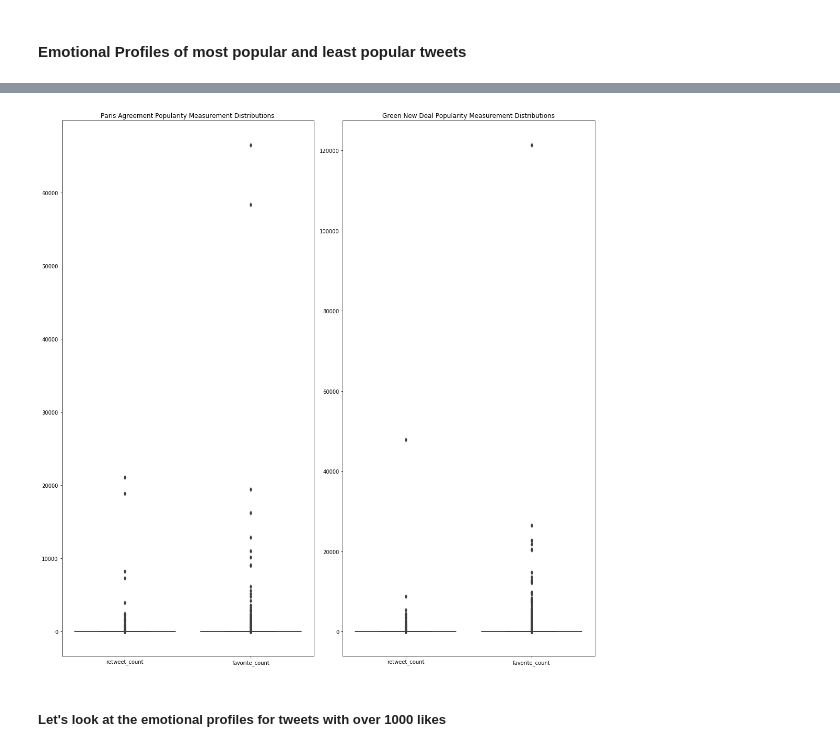
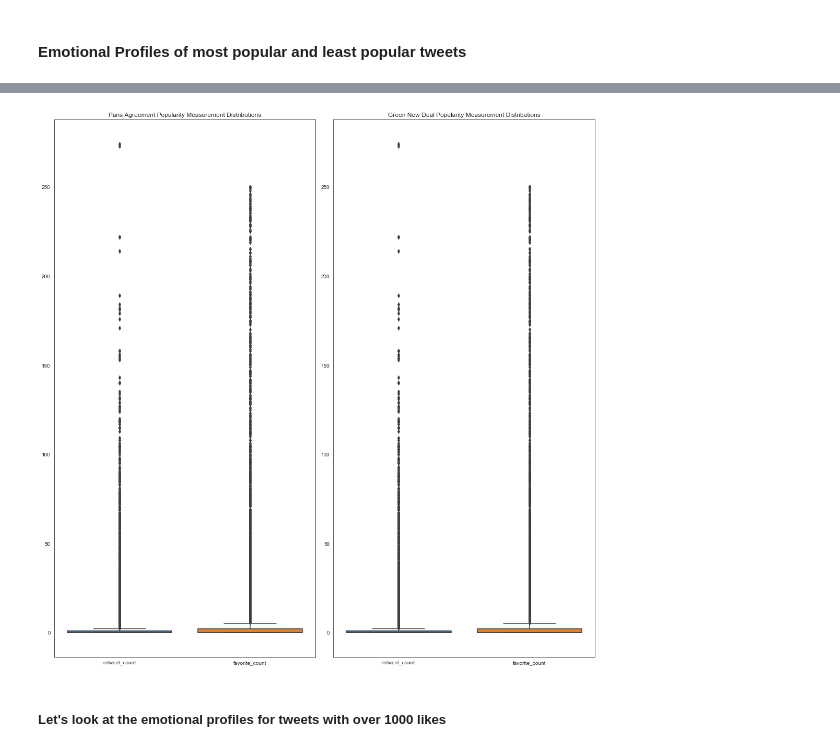
Before and after one commit to tabithaks/Public-Opinion-on-Climate-Change-Initiatives, a Jupyter notebook: Sentiment Analysis/Paris_v_GND.ipynb, the cells around one changed output, grey strips where cells are left out. Saved outputs shown, nothing was run; the diff lists cells and outputs as text; code cells hidden in the pictures.

```diff
--- a/Sentiment Analysis/Paris_v_GND.ipynb
+++ b/Sentiment Analysis/Paris_v_GND.ipynb
@@ -22,4 +23,7 @@ plt.show()
 # %%
+sns.set_style("white")
+sns.color_palette("husl", 9)
+
 fig,ax = plt.subplots(figsize = (15,10))
 paris_emotions = paris[emotions].mean(axis = 0, skipna = True).rename_axis("emotions").reset_index(name="avg_emotion").sort_values(by = "avg_emotion")[::-1]
 gnd_emotions = gnd[emotions].mean(axis = 0, skipna = True).rename_axis("emotions").reset_index(name="avg_emotion").sort_values(by = "avg_emotion")[::-1]
@@ -27,8 +31,12 @@ paris_emotions["Policy"] = "Paris Agreement"
 gnd_emotions["Policy"] = "Green New Deal"
 df_all = pd.concat([paris_emotions, gnd_emotions], axis = 0)
 sns.barplot(x="emotions", y="avg_emotion", hue = "Policy",data=df_all, ax = ax)
-ax.set_ylabel("Average Emotion Intensity")
-ax.set_title("Sentiment Analysis for Paris Agreement and Green New Deal")
+ax.set_ylabel("Average Emotion Intensity", fontsize = 22)
+ax.set_xlabel("Emotions", fontsize = 22)
+ax.set_title("Sentiment Analysis for Paris Agreement and Green New Deal", fontsize = 24)
+plt.legend(fontsize=22)
+ax.tick_params(axis='both', which='major', labelsize=20)
+ax.tick_params(axis='both', which='minor', labelsize=20)
 plt.tight_layout()
 plt.show()
 # %% [output]
@@ -119,3 +127,6 @@ plt.show()
 However, there does seem to be a significant difference in popularity, with a fairly large difference in magnitude. Some of this may have to do with a users of people with very few followers/low engagement tweeting more often. We did not extract the information necessary to confirm this, however, it's definitely something to keep in mind.
 # %% [markdown]
 #### Emotional Profiles of most popular and least popular tweets
+# %%
+paris_short = paris[paris["favorite_count"] <= 250]
+paris_short = gnd[gnd["favorite_count"] <= 250]
@@ -122,12 +145,12 @@ However, there does seem to be a significant difference in popularity, with a fa
 # %%
 fig,ax = plt.subplots(1,2, figsize = (15,15))
-sns.boxplot(data = paris[["retweet_count", "favorite_count"]], ax = ax[0])
+sns.boxplot(data = paris_short[["retweet_count", "favorite_count"]], ax = ax[0])
 ax[0].set_title("Paris Agreement Popularity Measurement Distributions")
-sns.boxplot(data = gnd[["retweet_count", "favorite_count"]], ax = ax[1])
+sns.boxplot(data = paris_short[["retweet_count", "favorite_count"]], ax = ax[1])
 ax[1].set_title("Green New Deal Popularity Measurement Distributions")
 plt.tight_layout()
 plt.show()
 # %% [output]
-[figure, old version]
+[figure, new version]
 # %% [markdown]
 ##### Let's look at the emotional profiles for tweets with over 1000 likes
```
Also changed, not shown: parts of 20 cells of this notebook, 7 other files.
